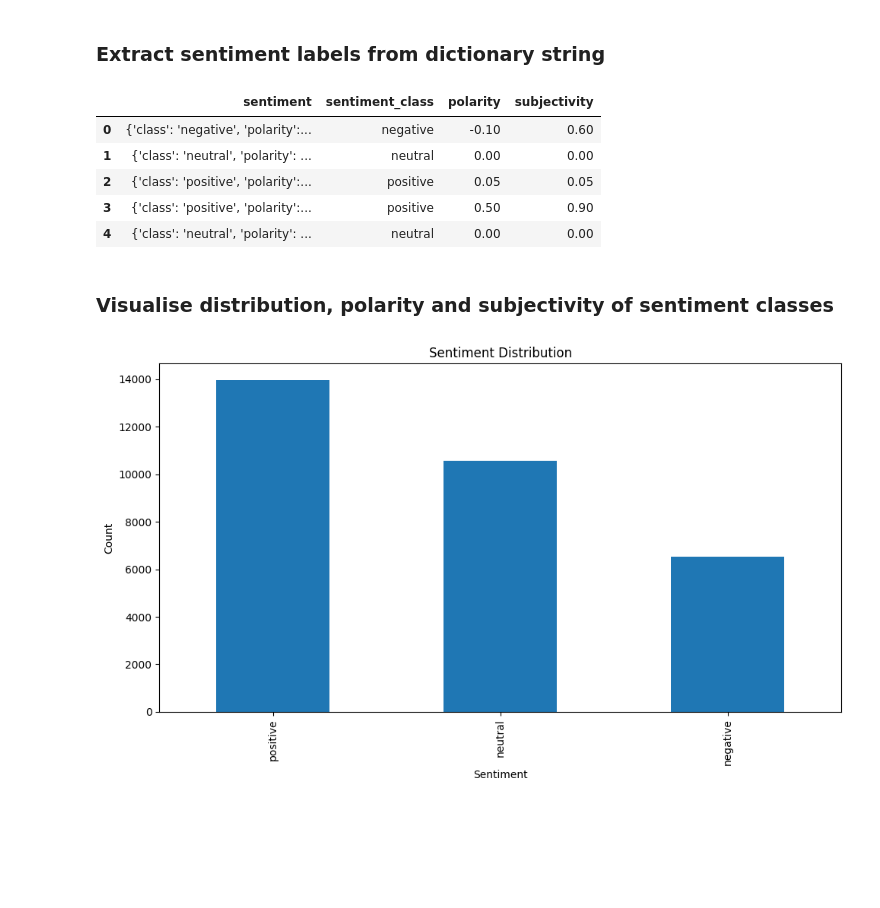
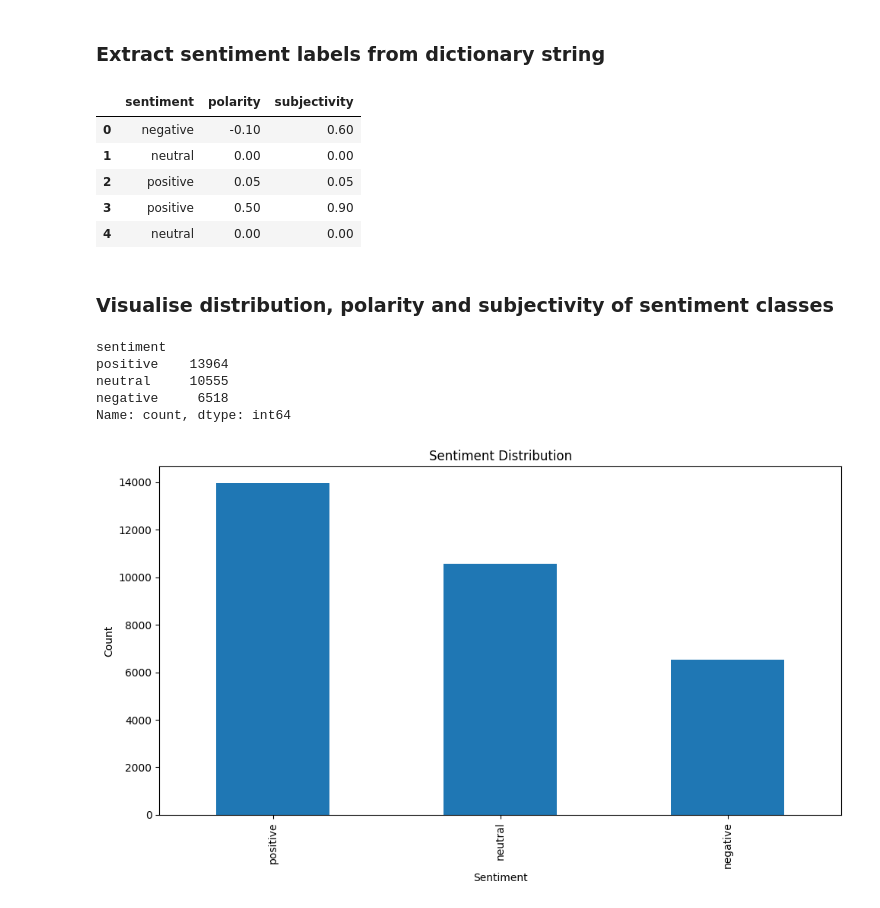
Before and after one commit to hstoklosa/sentix-nlp, a Jupyter notebook: preprocessing.ipynb, the cells around one changed output. Cells and saved outputs as stored; diff of their text form; code cells hidden in the pictures; blank space fills up the shorter version.

Commit message:
refactor(preprocessing): minor changes to column naming

```diff
--- a/preprocessing.ipynb
+++ b/preprocessing.ipynb
@@ -62,46 +62,53 @@ def extract_sentiment_components(sentiment_str):
         # Check if the sentiment is already a dictionary
         if isinstance(sentiment_str, dict):
             return {
                 'sentiment_class': sentiment_str.get('class'),
                 'polarity': sentiment_str.get('polarity'),
                 'subjectivity': sentiment_str.get('subjectivity')
             }
 
         # Otherwise, parse it as a string representation of a dictionary
         sentiment_dict = ast.literal_eval(sentiment_str)
         return {
             'sentiment_class': sentiment_dict.get('class'),
             'polarity': sentiment_dict.get('polarity'),
             'subjectivity': sentiment_dict.get('subjectivity')
         }
     except Exception as e:
         print(f"Error parsing sentiment: {sentiment_str}")
         print(f"Error message: {e}")
         return {'sentiment_class': None, 'polarity': None, 'subjectivity': None}
 
 # Apply the function to create new columns
 sentiment_components = df['sentiment'].apply(extract_sentiment_components)
 
 # Extract the components into separate columns
 df['sentiment_class'] = sentiment_components.apply(lambda x: x['sentiment_class'])
 df['polarity'] = sentiment_components.apply(lambda x: x['polarity'])
 df['subjectivity'] = sentiment_components.apply(lambda x: x['subjectivity'])
 
-# Optionally drop the original sentiment columns
-# df.drop(columns=['sentiment', 'sentiment_dict'], inplace=True, errors='ignore')
+df.drop('sentiment', axis=1, inplace=True, errors='ignore')
+df.rename(columns={'sentiment_class': 'sentiment'}, inplace=True)
 
-df[['sentiment', 'sentiment_class', 'polarity', 'subjectivity']].head()
+df[['sentiment', 'polarity', 'subjectivity']].head()
 # %% [output]
-|  | sentiment | sentiment_class | polarity | subjectivity |
-| 0 | {'class': 'negative', 'polarity':... | negative | -0.10 | 0.60 |
-| 1 | {'class': 'neutral', 'polarity': ... | neutral | 0.00 | 0.00 |
-| 2 | {'class': 'positive', 'polarity':... | positive | 0.05 | 0.05 |
-| 3 | {'class': 'positive', 'polarity':... | positive | 0.50 | 0.90 |
-| 4 | {'class': 'neutral', 'polarity': ... | neutral | 0.00 | 0.00 |
+|  | sentiment | polarity | subjectivity |
+| 0 | negative | -0.10 | 0.60 |
+| 1 | neutral | 0.00 | 0.00 |
+| 2 | positive | 0.05 | 0.05 |
+| 3 | positive | 0.50 | 0.90 |
+| 4 | neutral | 0.00 | 0.00 |
 # %% [markdown]
 ### Visualise distribution, polarity and subjectivity of sentiment classes
 # %%
-sentiment_counts = df['sentiment_class'].value_counts()
+sentiment_counts = df['sentiment'].value_counts()
+sentiment_counts
+# %% [output]
+sentiment
+positive    13964
+neutral     10555
+negative     6518
+Name: count, dtype: int64
 # %%
 plt.figure(figsize=(10, 6))
 sentiment_counts.plot(kind='bar')
```
Also changed, not shown: parts of 8 cells of this notebook.
